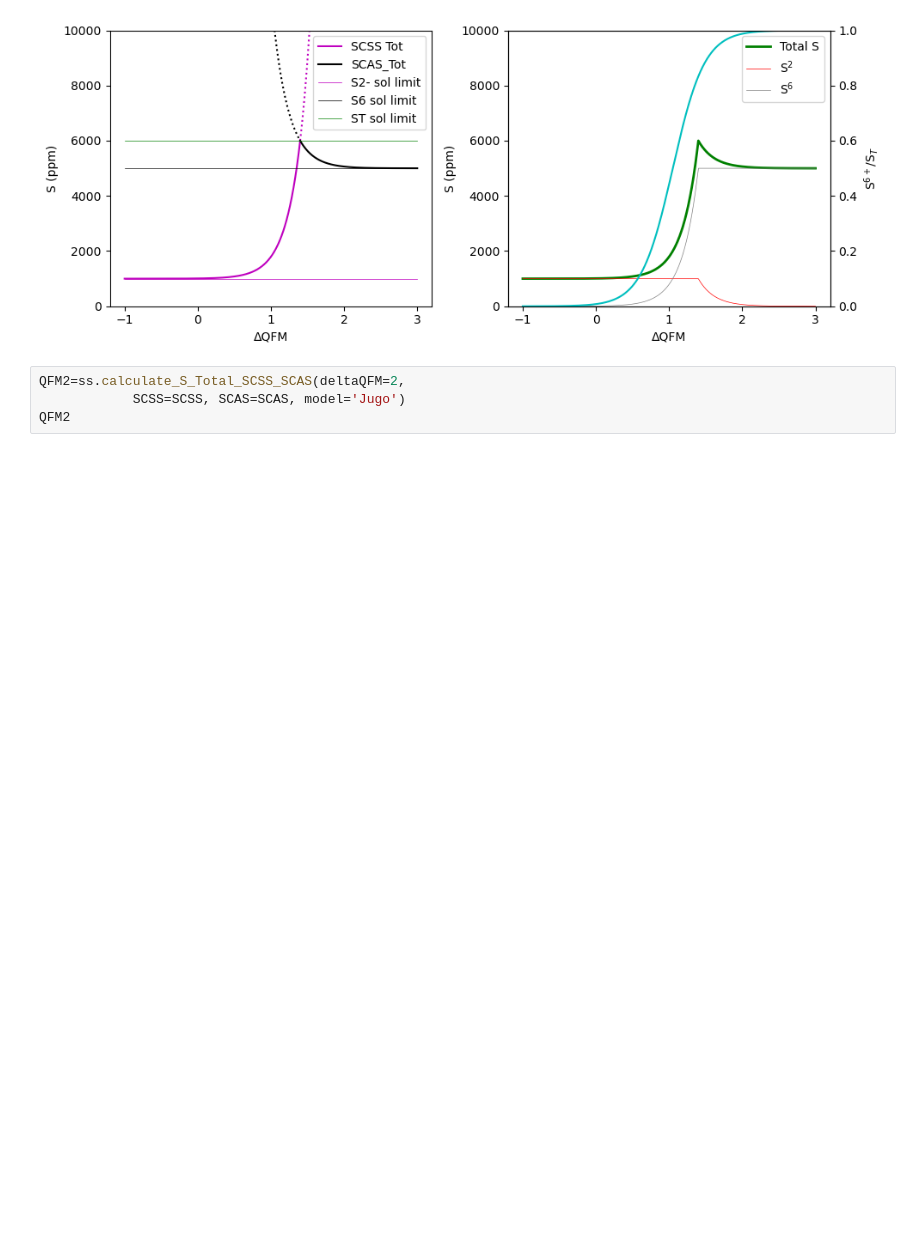
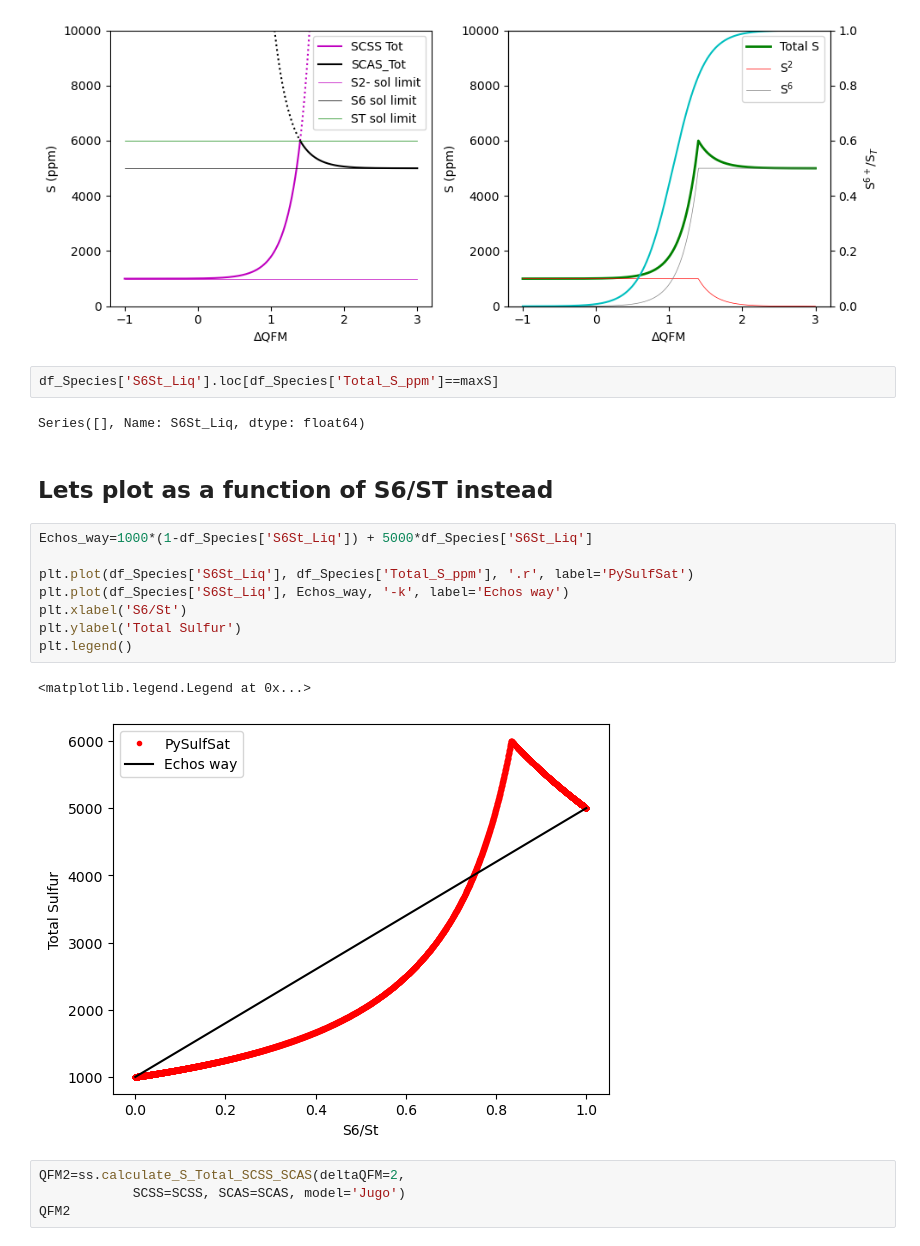
Before and after one commit to PennyWieser/PySulfSat, a Jupyter notebook: docs/Examples/S6_S2_Corrections/S6_S2_Corrections_Nash_Jugo_Kleinsasser.ipynb, the cells around one changed output. Drawn from its saved outputs; the diff is of its cells as text; blank space fills up the shorter version.

```diff
--- a/docs/Examples/S6_S2_Corrections/S6_S2_Corrections_Nash_Jugo_Kleinsasser.ipynb
+++ b/docs/Examples/S6_S2_Corrections/S6_S2_Corrections_Nash_Jugo_Kleinsasser.ipynb
@@ -81,6 +81,23 @@ fig.tight_layout()
 fig.savefig('SCSS_SCAS.png', dpi=300)
 # %% [output]
 [figure]
+# %%
+df_Species['S6St_Liq'].loc[df_Species['Total_S_ppm']==maxS]
+# %% [output]
+Series([], Name: S6St_Liq, dtype: float64)
+# %% [markdown]
+## Lets plot as a function of S6/ST instead
+# %%
+Echos_way=1000*(1-df_Species['S6St_Liq']) + 5000*df_Species['S6St_Liq']
+
+plt.plot(df_Species['S6St_Liq'], df_Species['Total_S_ppm'], '.r', label='PySulfSat')
+plt.plot(df_Species['S6St_Liq'], Echos_way, '-k', label='Echos way')
+plt.xlabel('S6/St')
+plt.ylabel('Total Sulfur')
+plt.legend()
+# %% [output]
+<matplotlib.legend.Legend at 0x...>
+[figure, added]
 # %%
 QFM2=ss.calculate_S_Total_SCSS_SCAS(deltaQFM=2,
             SCSS=SCSS, SCAS=SCAS, model='Jugo')
```
Also changed, not shown: parts of 3 cells of this notebook, 7 other files.
